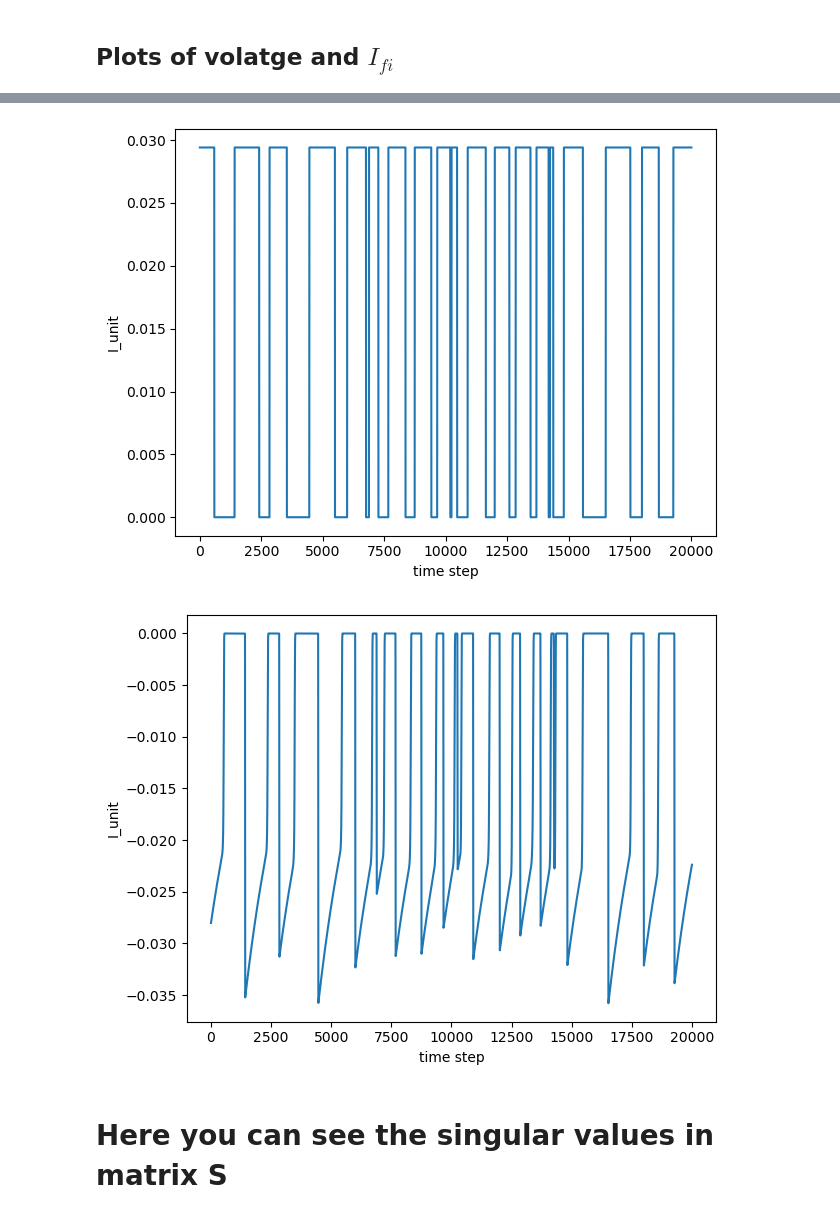
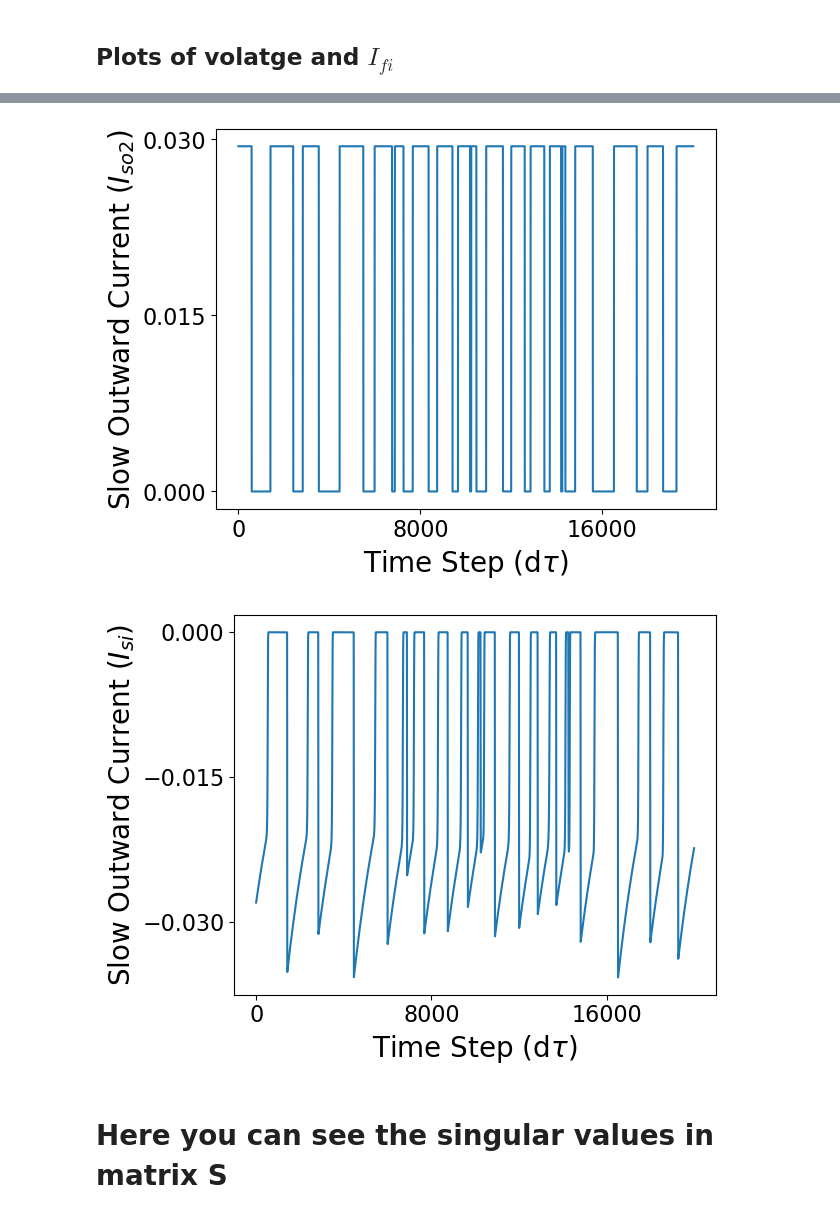
Before and after one commit to William-XiaodongAn/Quantifying-The-Complex-Spatiotemporal-Chaos-of-Cardiac-Fibrillation-in-Ionic-Models, a Jupyter notebook: analysis_ipynb_scripts/identify index.ipynb, the cells around one changed output, grey strips where cells are left out. Cells and saved outputs as stored; diff of their text form; code cells hidden in the pictures.

```diff
--- a/analysis_ipynb_scripts/identify index.ipynb
+++ b/analysis_ipynb_scripts/identify index.ipynb
@@ -72,21 +85,27 @@ plt.savefig('ICC Iso1')
 # %%
 plt.plot(Iso2)
-plt.xlabel('time step')
-plt.ylabel('I_unit')
+plt.tick_params(axis='both', which='major', labelsize=16)  # make tick labels larger
+plt.gca().xaxis.set_major_locator(MaxNLocator(nbins=3))  # Max 5 ticks on x-axis
+plt.gca().yaxis.set_major_locator(MaxNLocator(nbins=3))  # Max 5 ticks on x-axis
+
+plt.xlabel(r'Time Step (d$\tau$)',fontsize=20)
+plt.ylabel(r'Slow Outward Current ($I_{so2}$)',fontsize=20)
 plt.tight_layout()
-
-plt.savefig('ICC Iso2')
+plt.savefig('ICC_Iso2')
 # %% [output]
-[figure, old version]
+[figure, new version]
 # %%
 plt.plot(Isi)
-plt.xlabel('time step')
-plt.ylabel('I_unit')
+plt.tick_params(axis='both', which='major', labelsize=16)  # make tick labels larger
+plt.gca().xaxis.set_major_locator(MaxNLocator(nbins=3))  # Max 5 ticks on x-axis
+plt.gca().yaxis.set_major_locator(MaxNLocator(nbins=3))  # Max 5 ticks on x-axis
+
+plt.xlabel(r'Time Step (d$\tau$)',fontsize=20)
+plt.ylabel(r'Slow Outward Current ($I_{si}$)',fontsize=20)
 plt.tight_layout()
-
-plt.savefig('ICC Isi')
+plt.savefig('ICC_Isi')
 # %% [output]
-[figure, old version]
+[figure, new version]
 # %%
 matrix = np.zeros((len(Ifi),4))
 # %%
```
Also changed, not shown: parts of 5 cells of this notebook, 21 other files.
